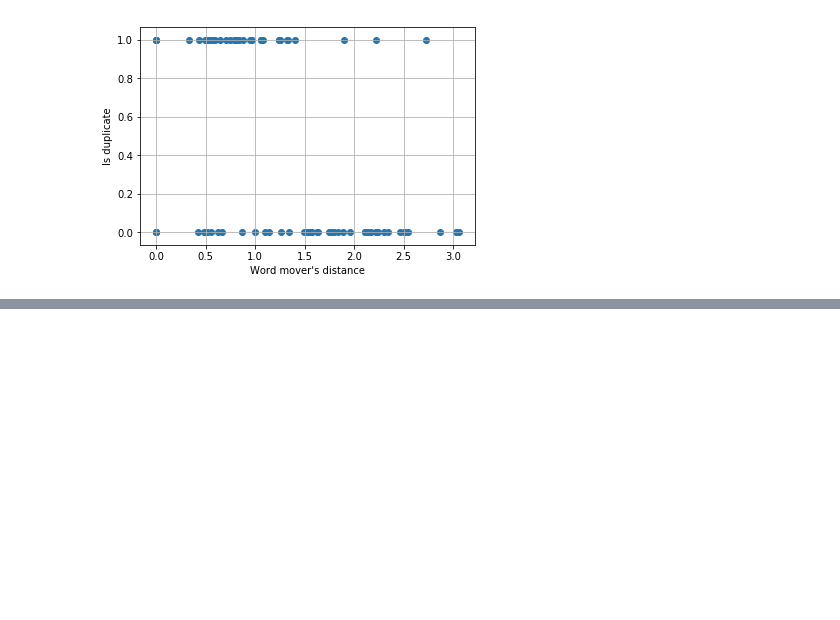
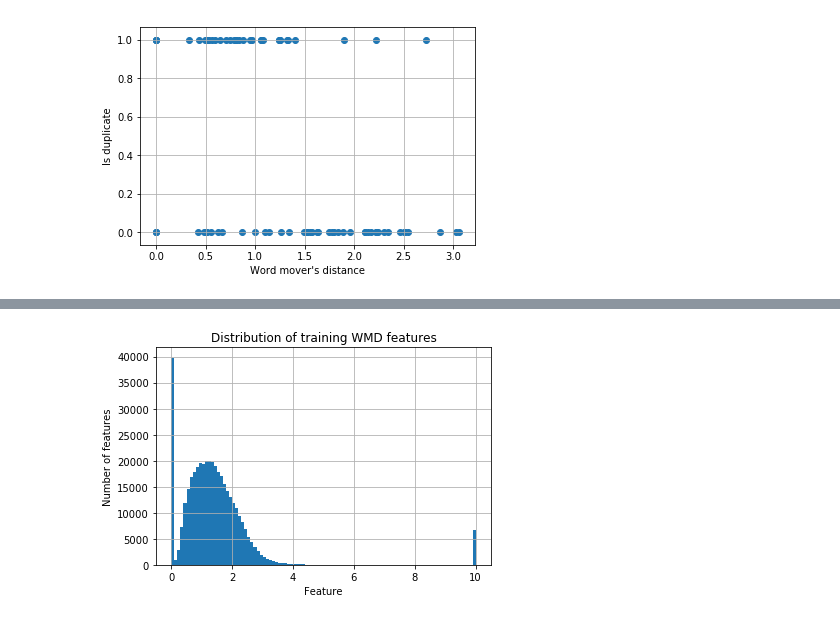
Before and after one commit to sasha-liutova/Quora_Questions_Duplicates, a Jupyter notebook: analysis_ntbs/features_analysis.ipynb, the cells around one changed output, grey strips where cells are left out. Saved outputs shown, nothing was run; the diff lists cells and outputs as text; code cells hidden in the pictures; blank space fills up the shorter version.

```diff
--- a/analysis_ntbs/features_analysis.ipynb
+++ b/analysis_ntbs/features_analysis.ipynb
@@ -28,0 +84,10 @@ plt.show()
+# %%
+n, bins, patches = plt.hist([t[0] for t in features_train], 100)
+# n, bins, patches = plt.hist(features_train[:100], 100)
+plt.xlabel('Feature')
+plt.ylabel('Number of features')
+plt.title('Distribution of training WMD features')
+plt.grid(True)
+plt.show()
+# %% [output]
+[figure, added]
```
Also changed, not shown: parts of 12 cells of this notebook.
